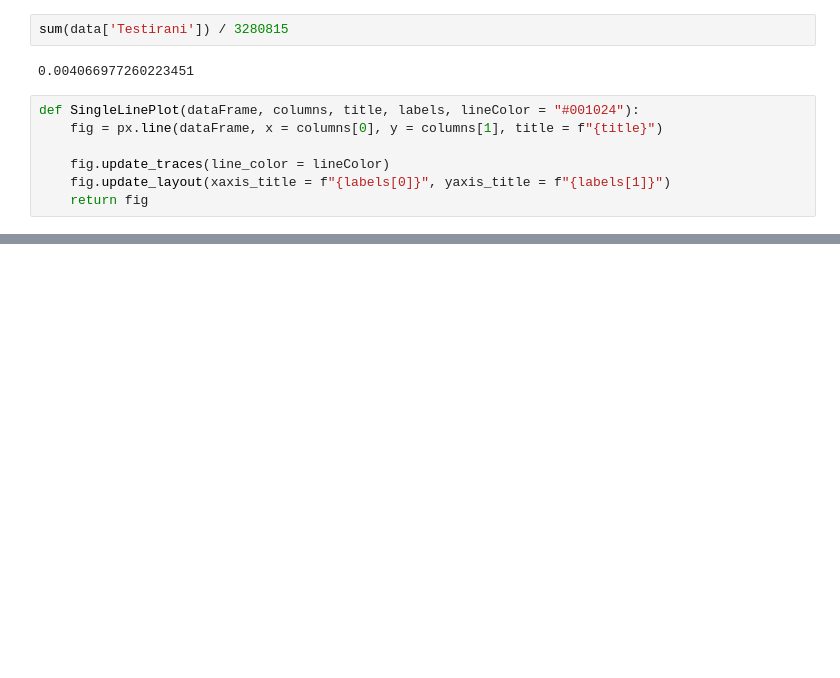
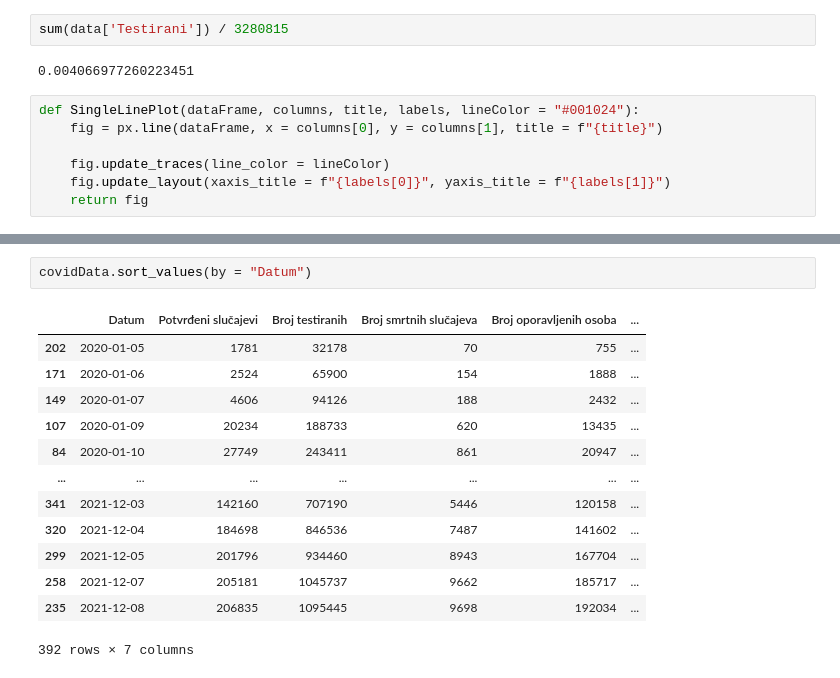
Before and after one commit to WorldWideWest/COVID-19, a Jupyter notebook: notebooks/COVID.ipynb, the cells around one changed output, grey strips where cells are left out. Drawn from its saved outputs; the diff is of its cells as text; blank space fills up the shorter version.

```diff
--- a/notebooks/COVID.ipynb
+++ b/notebooks/COVID.ipynb
@@ -345,0 +405,16 @@ SingleLinePlot(data, ['date', 'new_cases'], "Broj novih slučajeva korona virusa
+# %%
+covidData.sort_values(by = "Datum")
+# %% [output]
+|  | Datum | Potvrđeni slučajevi | Broj testiranih | Broj smrtnih slučajeva | Broj oporavljenih osoba | ... |
+| 202 | 2020-01-05 | 1781 | 32178 | 70 | 755 | ... |
+| 171 | 2020-01-06 | 2524 | 65900 | 154 | 1888 | ... |
+| 149 | 2020-01-07 | 4606 | 94126 | 188 | 2432 | ... |
+| 107 | 2020-01-09 | 20234 | 188733 | 620 | 13435 | ... |
+| 84 | 2020-01-10 | 27749 | 243411 | 861 | 20947 | ... |
+| ... | ... | ... | ... | ... | ... | ... |
+| 341 | 2021-12-03 | 142160 | 707190 | 5446 | 120158 | ... |
+| 320 | 2021-12-04 | 184698 | 846536 | 7487 | 141602 | ... |
+| 299 | 2021-12-05 | 201796 | 934460 | 8943 | 167704 | ... |
+| 258 | 2021-12-07 | 205181 | 1045737 | 9662 | 185717 | ... |
+| 235 | 2021-12-08 | 206835 | 1095445 | 9698 | 192034 | ... |
+392 rows × 7 columns
```
Also changed, not shown: parts of 7 cells of this notebook, 5 other files.
